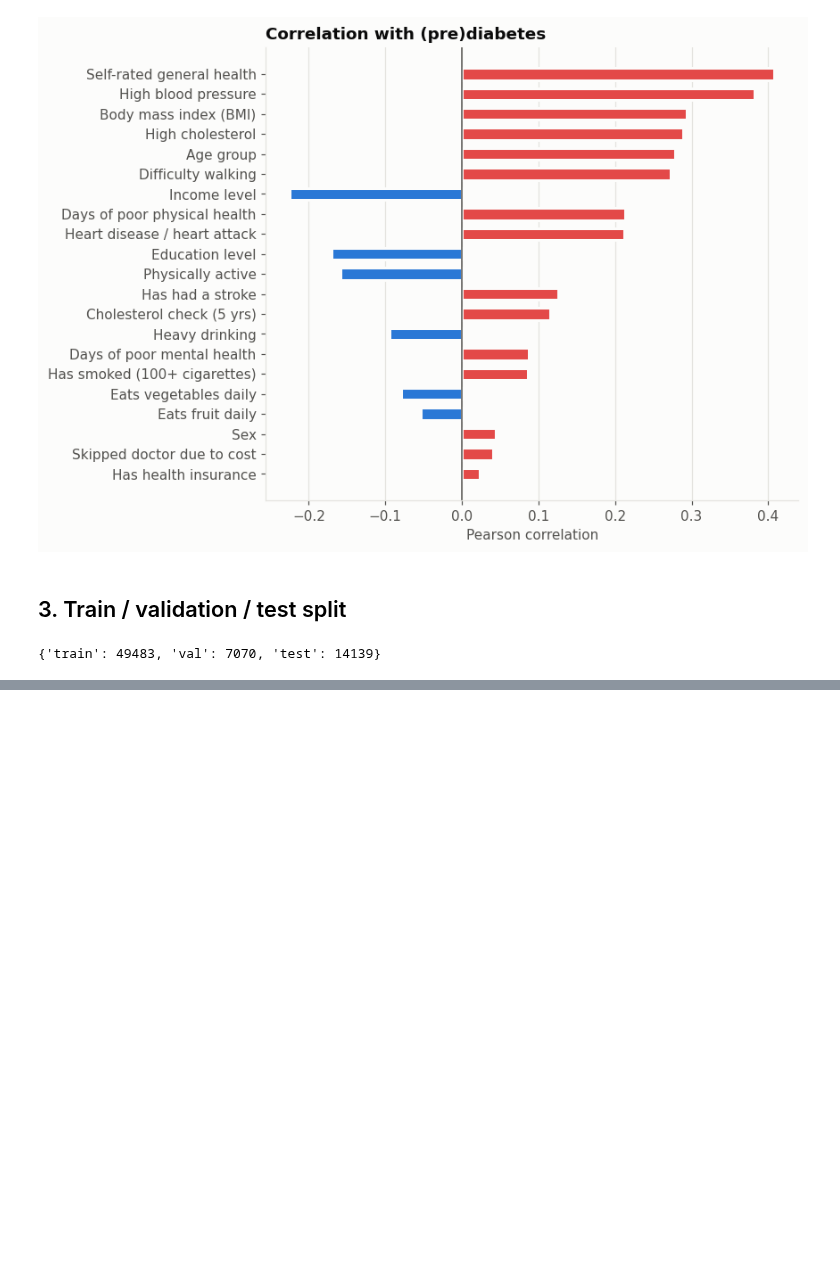
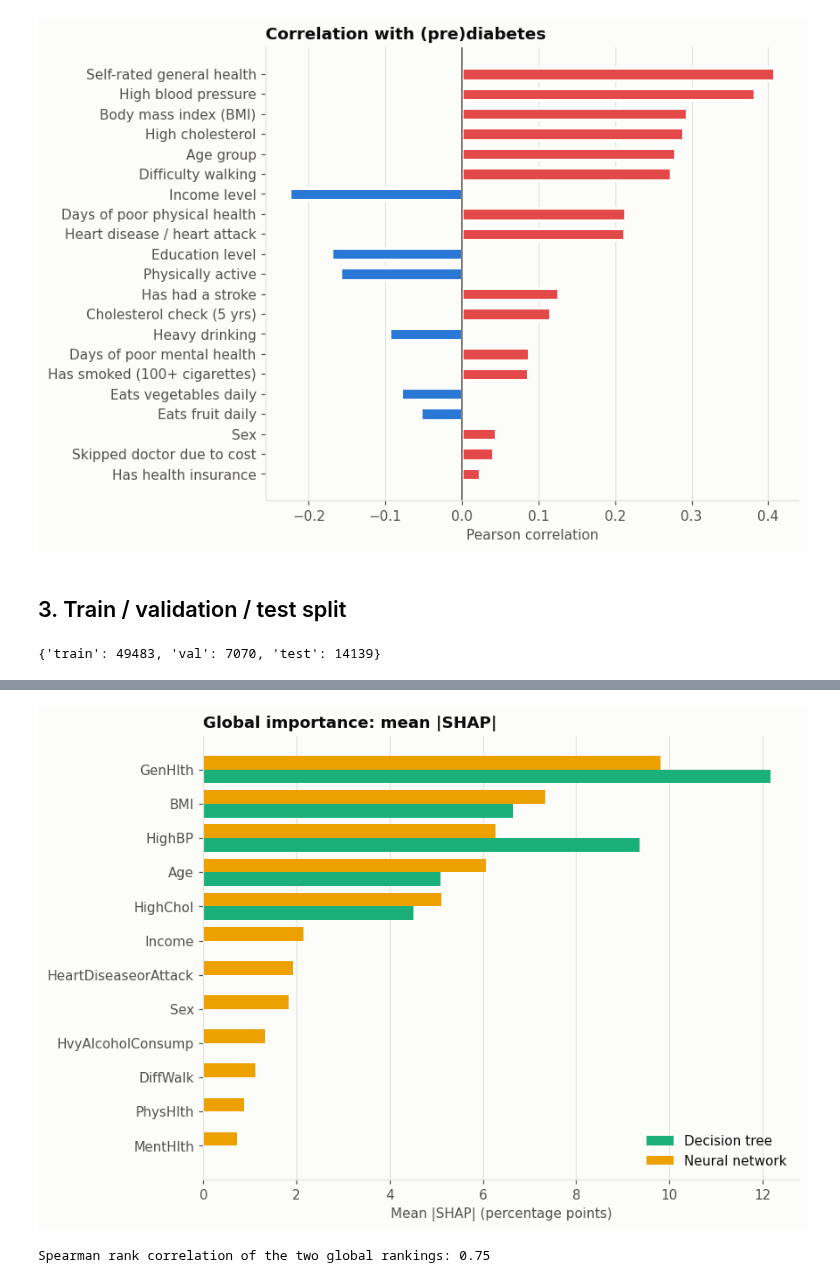
Before and after one commit to GustavWex/XAI-Projekt, a Jupyter notebook: projekt.ipynb, the cells around one changed output, grey strips where cells are left out. Drawn from its saved outputs; the diff is of its cells as text; code cells hidden in the pictures; blank space fills up the shorter version.

```diff
--- a/projekt.ipynb
+++ b/projekt.ipynb
@@ -597,0 +211,13 @@ plt.show()
+# %%
+# Do the two models rely on the same features?
+glob = pd.DataFrame({name: xf.ShapExplainer.global_importance(shap_vals[name]) for name in models}) * 100
+rho = spearmanr(glob["Decision tree"], glob["Neural network"]).statistic
+top = glob.sort_values("Neural network", ascending=False).head(12)[::-1]
+
+fig, ax = plt.subplots(figsize=(8, 6))
+xf.plot_grouped_bars(ax, top, title="Global importance: mean |SHAP|", xlabel="Mean |SHAP| (percentage points)")
+plt.show()
+print(f"Spearman rank correlation of the two global rankings: {rho:.2f}")
+# %% [output]
+[figure, added]
+Spearman rank correlation of the two global rankings: 0.75
```
Also changed, not shown: parts of 75 cells of this notebook, 8 other files.
